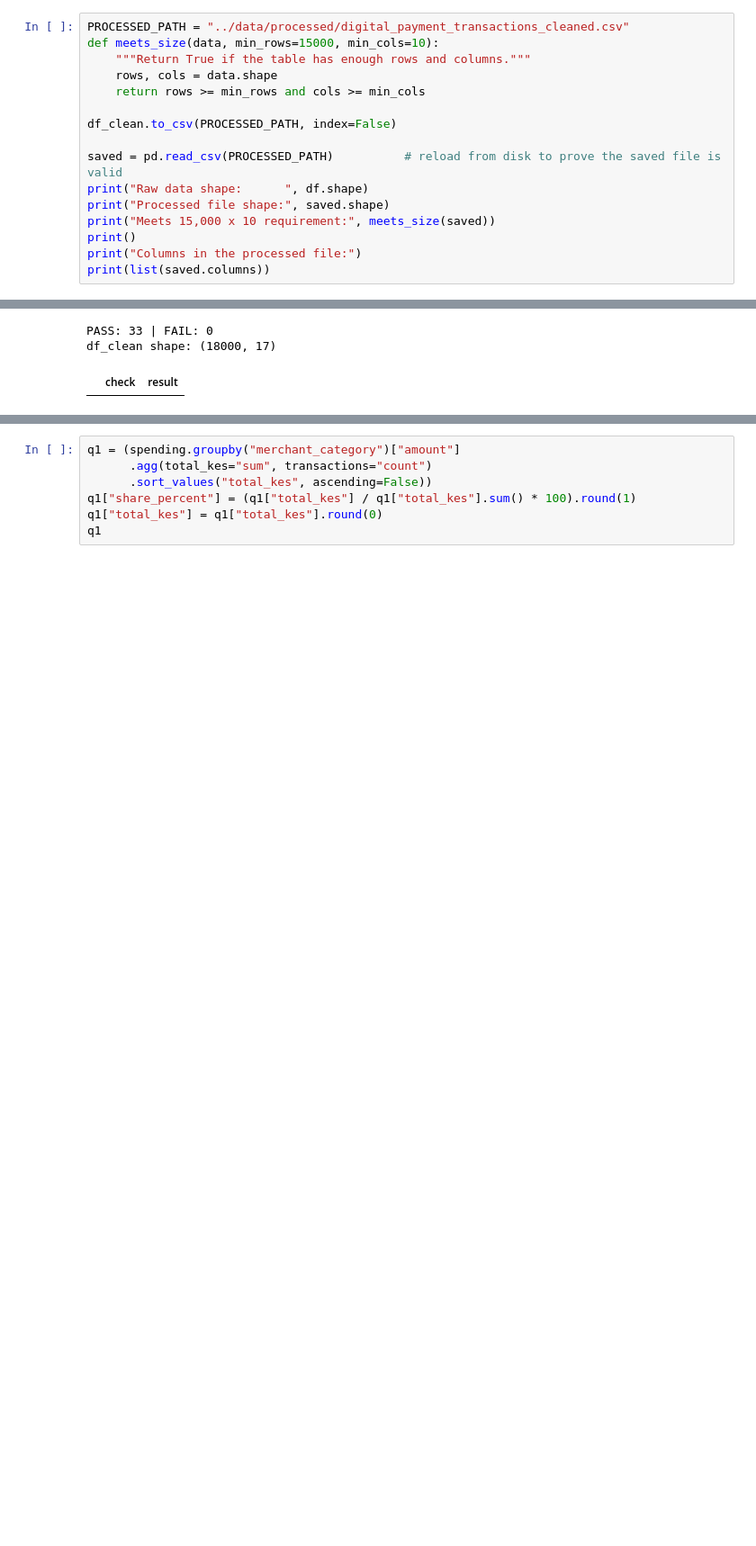
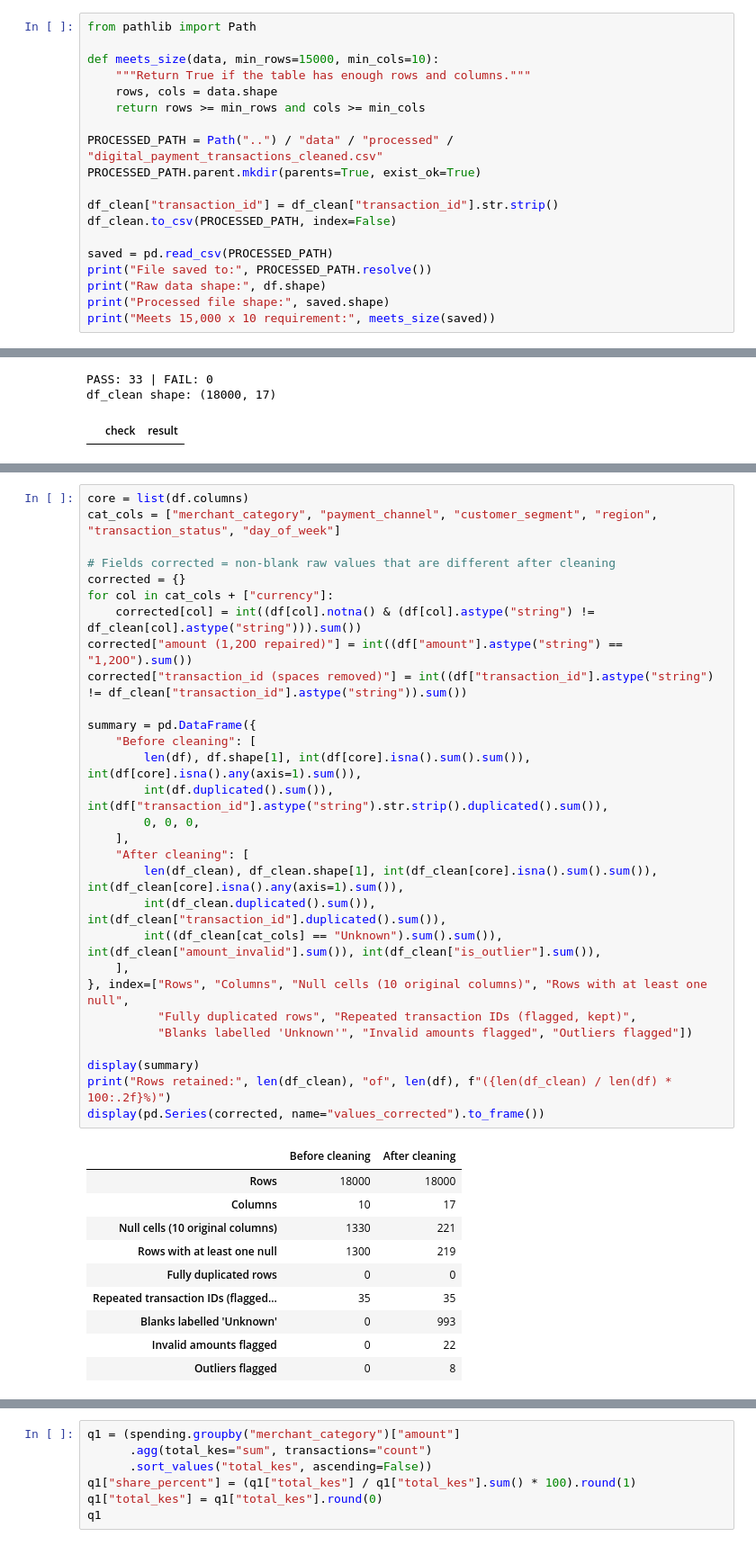
Before and after one commit to yuvraj56j-del/Digital-wallet-payment-and-consumer-choice-project, a Jupyter notebook: notebook/03_cleaning_analysis.ipynb, the cells around one changed output, grey strips where cells are left out. Shown at 90% size. Drawn from its saved outputs; the diff is of its cells as text; blank space fills up the shorter version.

```diff
--- a/notebook/03_cleaning_analysis.ipynb
+++ b/notebook/03_cleaning_analysis.ipynb
@@ -485,19 +491,22 @@ Blank day_of_week after rebuilding: 0
 ## 8. Save and validate the processed dataset
 We save `df_clean` to `data/processed/` (the raw file is untouched), reload it from disk, and prove it still has at least 15,000 rows and 10 useful columns.
 # %%
-PROCESSED_PATH = "../data/processed/digital_payment_transactions_cleaned.csv"
+from pathlib import Path
+
 def meets_size(data, min_rows=15000, min_cols=10):
     """Return True if the table has enough rows and columns."""
     rows, cols = data.shape
     return rows >= min_rows and cols >= min_cols
 
+PROCESSED_PATH = Path("..") / "data" / "processed" / "digital_payment_transactions_cleaned.csv"
+PROCESSED_PATH.parent.mkdir(parents=True, exist_ok=True)
+
+df_clean["transaction_id"] = df_clean["transaction_id"].str.strip()
 df_clean.to_csv(PROCESSED_PATH, index=False)
 
-saved = pd.read_csv(PROCESSED_PATH)          # reload from disk to prove the saved file is valid
-print("Raw data shape:      ", df.shape)
+saved = pd.read_csv(PROCESSED_PATH)
+print("File saved to:", PROCESSED_PATH.resolve())
+print("Raw data shape:", df.shape)
 print("Processed file shape:", saved.shape)
 print("Meets 15,000 x 10 requirement:", meets_size(saved))
-print()
-print("Columns in the processed file:")
-print(list(saved.columns))
 # %% [output]
@@ -706,0 +570,40 @@ Failed transactions have a slightly higher median (1,083 KES vs 1,012 KES for su
+# %%
+core = list(df.columns)
+cat_cols = ["merchant_category", "payment_channel", "customer_segment", "region", "transaction_status", "day_of_week"]
+
+# Fields corrected = non-blank raw values that are different after cleaning
+corrected = {}
+for col in cat_cols + ["currency"]:
+    corrected[col] = int((df[col].notna() & (df[col].astype("string") != df_clean[col].astype("string"))).sum())
+corrected["amount (1,2OO repaired)"] = int((df["amount"].astype("string") == "1,2OO").sum())
+corrected["transaction_id (spaces removed)"] = int((df["transaction_id"].astype("string") != df_clean["transaction_id"].astype("string")).sum())
+
+summary = pd.DataFrame({
+    "Before cleaning": [
+        len(df), df.shape[1], int(df[core].isna().sum().sum()), int(df[core].isna().any(axis=1).sum()),
+        int(df.duplicated().sum()), int(df["transaction_id"].astype("string").str.strip().duplicated().sum()),
+        0, 0, 0,
+    ],
+    "After cleaning": [
+        len(df_clean), df_clean.shape[1], int(df_clean[core].isna().sum().sum()), int(df_clean[core].isna().any(axis=1).sum()),
+        int(df_clean.duplicated().sum()), int(df_clean["transaction_id"].duplicated().sum()),
+        int((df_clean[cat_cols] == "Unknown").sum().sum()), int(df_clean["amount_invalid"].sum()), int(df_clean["is_outlier"].sum()),
+    ],
+}, index=["Rows", "Columns", "Null cells (10 original columns)", "Rows with at least one null",
+          "Fully duplicated rows", "Repeated transaction IDs (flagged, kept)",
+          "Blanks labelled 'Unknown'", "Invalid amounts flagged", "Outliers flagged"])
+
+display(summary)
+print("Rows retained:", len(df_clean), "of", len(df), f"({len(df_clean) / len(df) * 100:.2f}%)")
+display(pd.Series(corrected, name="values_corrected").to_frame())
+# %% [output]
+|  | Before cleaning | After cleaning |
+| Rows | 18000 | 18000 |
+| Columns | 10 | 17 |
+| Null cells (10 original columns) | 1330 | 221 |
+| Rows with at least one null | 1300 | 219 |
+| Fully duplicated rows | 0 | 0 |
+| Repeated transaction IDs (flagged... | 35 | 35 |
+| Blanks labelled 'Unknown' | 0 | 993 |
+| Invalid amounts flagged | 0 | 22 |
+| Outliers flagged | 0 | 8 |
```
Also changed, not shown: parts of 34 cells of this notebook.
